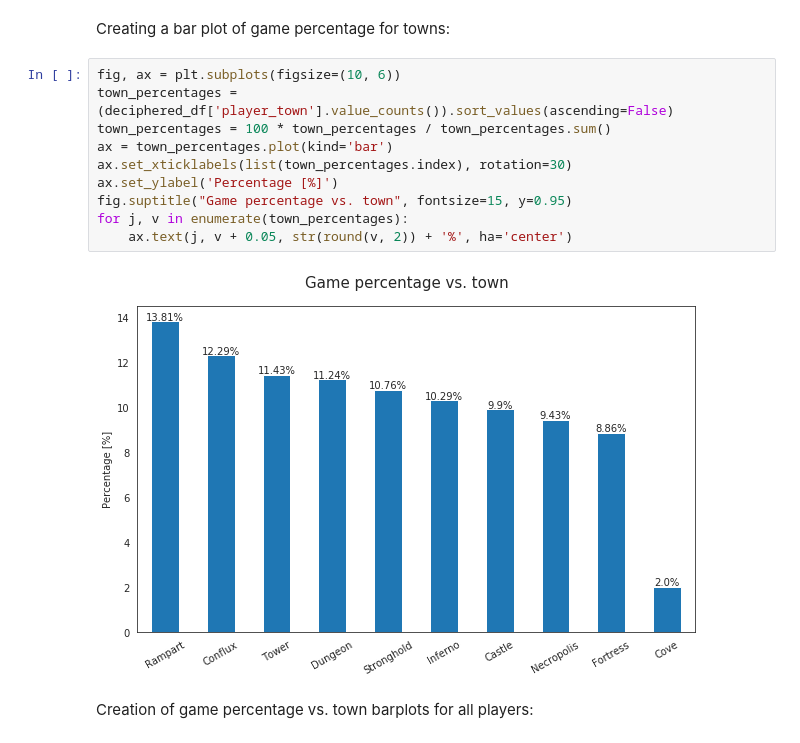
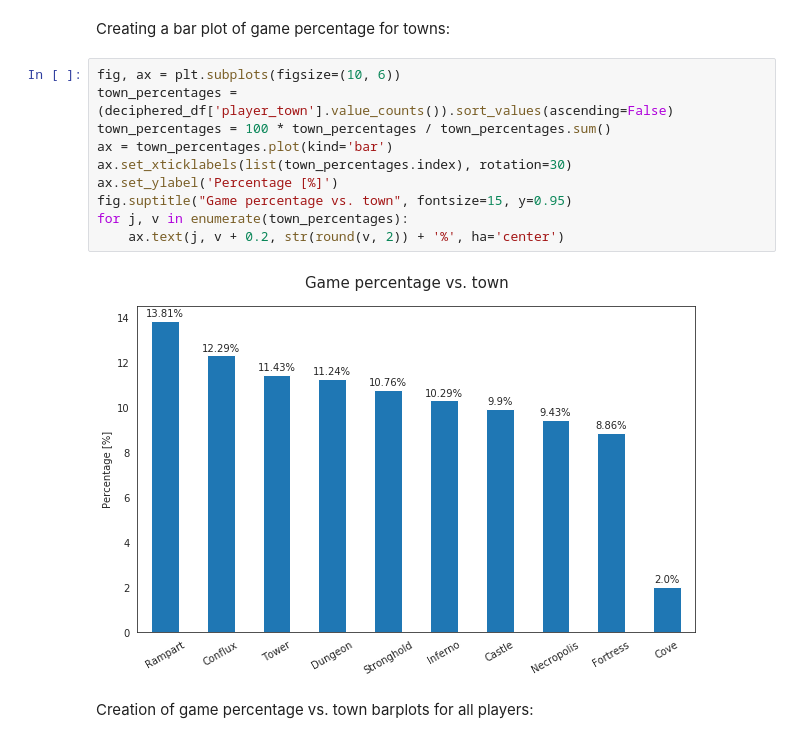
Before and after one commit to lkk7/HW-data-analysis, a Jupyter notebook: main.ipynb, the cells around one changed output. Cells and saved outputs as stored; diff of their text form.

Commit message:
plots

```diff
--- a/main.ipynb
+++ b/main.ipynb
@@ -165,15 +165,15 @@ Creating a bar plot of game percentage for towns:
 # %%
 fig, ax = plt.subplots(figsize=(10, 6))
 town_percentages = (deciphered_df['player_town'].value_counts()).sort_values(ascending=False)
 town_percentages = 100 * town_percentages / town_percentages.sum()
 ax = town_percentages.plot(kind='bar')
 ax.set_xticklabels(list(town_percentages.index), rotation=30)
 ax.set_ylabel('Percentage [%]')
 fig.suptitle("Game percentage vs. town", fontsize=15, y=0.95)
 for j, v in enumerate(town_percentages):
-    ax.text(j, v + 0.05, str(round(v, 2)) + '%', ha='center')
+    ax.text(j, v + 0.2, str(round(v, 2)) + '%', ha='center')
 # %% [output]
-[figure, old version]
+[figure, new version]
 # %% [markdown]
 Creation of game percentage vs. town barplots for all players:
 # %%
```
Also changed, not shown: parts of 4 cells of this notebook, 2 other files.
